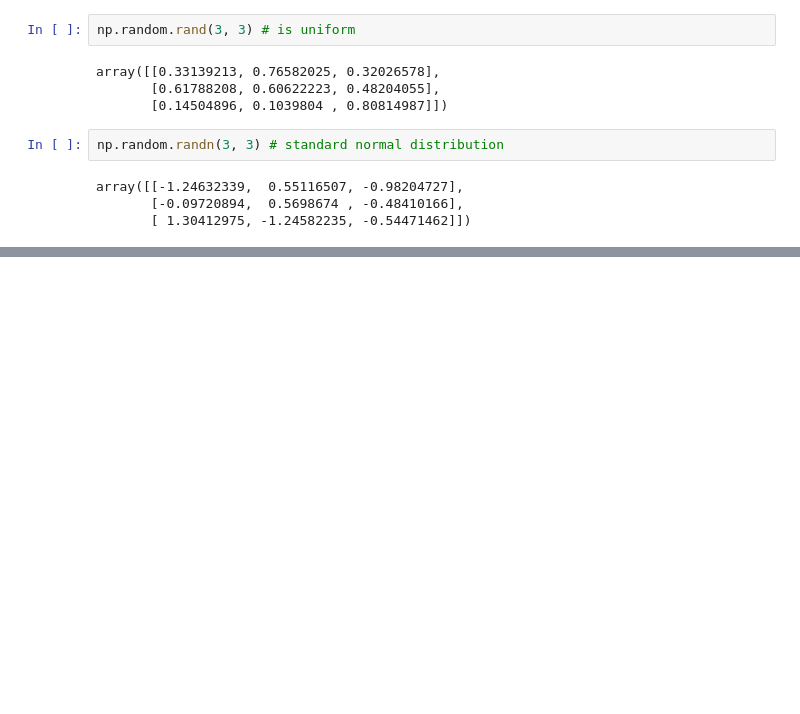
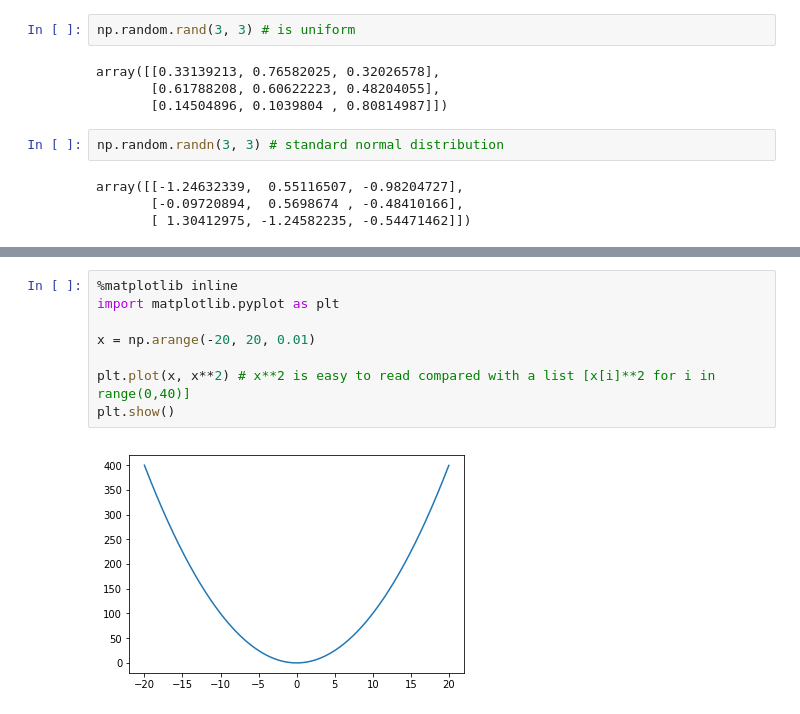
Before and after one commit to StephanRhode/py-algorithms-4-automotive-engineering, a Jupyter notebook: 02_tools-and-packages/02_numpy.ipynb, the cells around one changed output, grey strips where cells are left out. Cells and saved outputs as stored; diff of their text form; blank space fills up the shorter version.

```diff
--- a/02_tools-and-packages/02_numpy.ipynb
+++ b/02_tools-and-packages/02_numpy.ipynb
@@ -154,0 +378,10 @@ array([[-1.24632339,  0.55116507, -0.98204727],
+# %%
+%matplotlib inline
+import matplotlib.pyplot as plt
+
+x = np.arange(-20, 20, 0.01)
+
+plt.plot(x, x**2) # x**2 is easy to read compared with a list [x[i]**2 for i in range(0,40)]
+plt.show()
+# %% [output]
+[figure, added]
```
Also changed, not shown: parts of 48 cells of this notebook, 5 other files.
